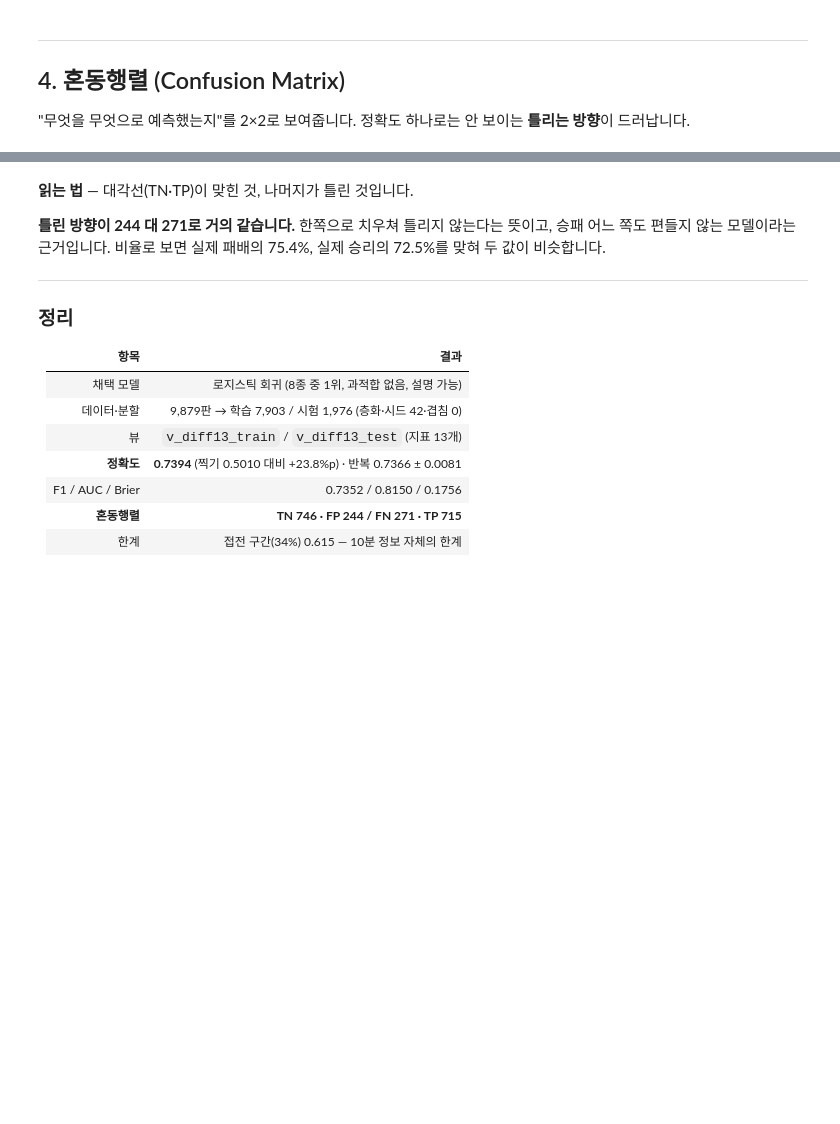
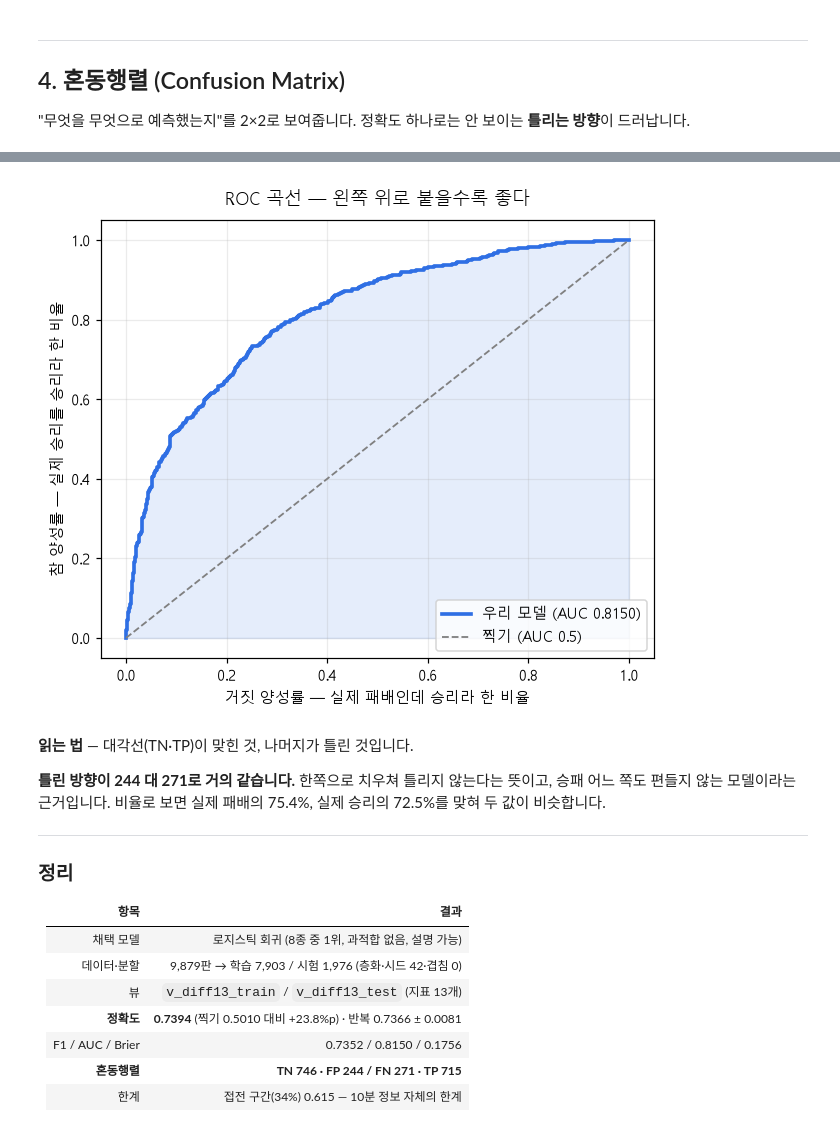
Before and after one commit to wpalswpa/project2608, a Jupyter notebook: reports/model_report.ipynb, the cells around one changed output, grey strips where cells are left out. Saved outputs shown, nothing was run; the diff lists cells and outputs as text; code cells hidden in the pictures; blank space fills up the shorter version.

```diff
--- a/reports/model_report.ipynb
+++ b/reports/model_report.ipynb
@@ -309,3 +315,17 @@ TP  715  이길 경기를 이기겠다고 맞힘
+# %%
+# ── 그림 4. ROC 곡선 ──────────────────────────────────────────
+fig, ax = plt.subplots(figsize=(5.8, 5))
+fpr, tpr, _ = roc_curve(y_te, proba)
+ax.plot(fpr, tpr, lw=2.4, color="#2f6fe4", label=f"우리 모델 (AUC {auc:.4f})")
+ax.plot([0, 1], [0, 1], "--", color="gray", lw=1.2, label="찍기 (AUC 0.5)")
+ax.fill_between(fpr, tpr, alpha=0.12, color="#2f6fe4")
+ax.set_xlabel("거짓 양성률 — 실제 패배인데 승리라 한 비율", fontsize=10)
+ax.set_ylabel("참 양성률 — 실제 승리를 승리라 한 비율", fontsize=10)
+ax.set_title("ROC 곡선 — 왼쪽 위로 붙을수록 좋다", fontsize=12, pad=10)
+ax.legend(loc="lower right", fontsize=9.5); ax.grid(alpha=0.25)
+fig.tight_layout(); plt.show()
+# %% [output]
+[figure, added]
 # %% [markdown]
 **읽는 법** — 대각선(TN·TP)이 맞힌 것, 나머지가 틀린 것입니다.
 
```
Also changed, not shown: parts of 5 cells of this notebook.
